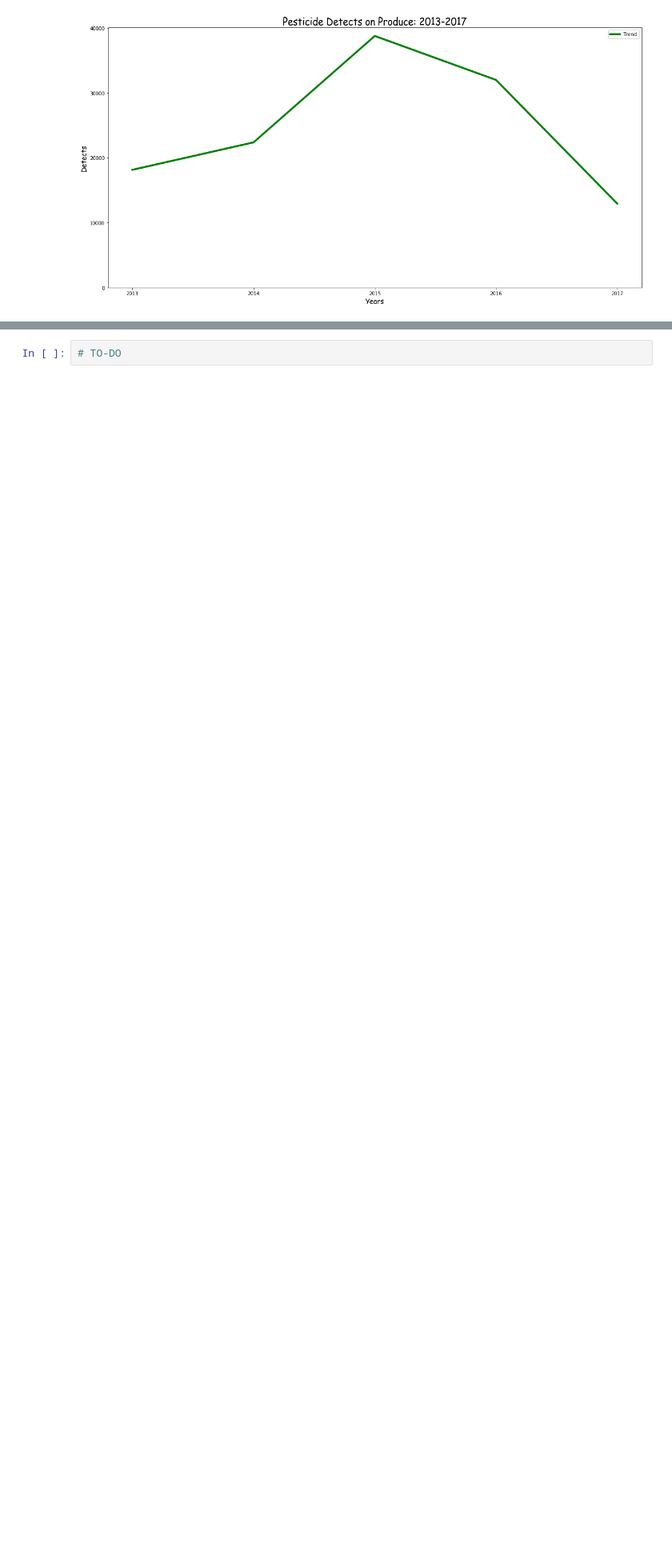
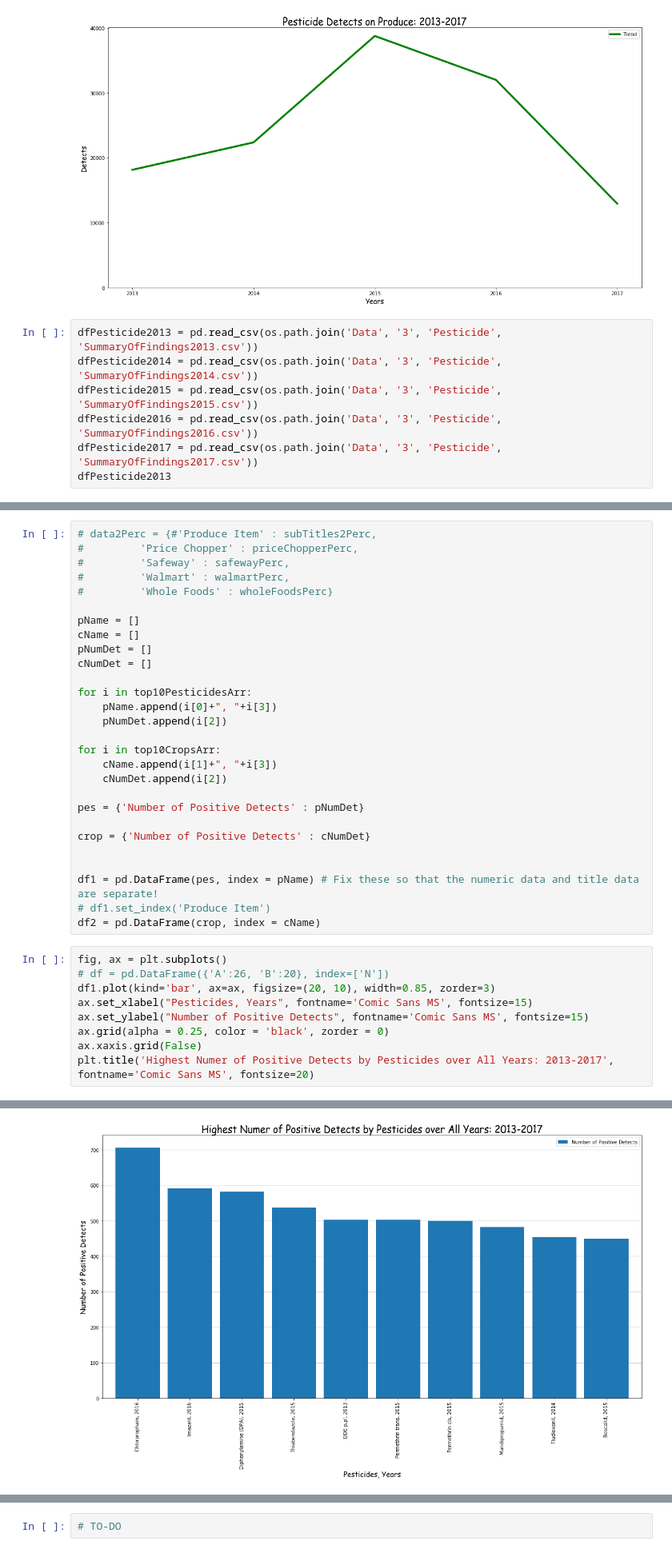
Before and after one commit to alswilli/CMPS-184-Final-Project, a Jupyter notebook: Is Organic Food worth it.ipynb, the cells around one changed output, grey strips where cells are left out. Shown at 80% size. Saved outputs shown, nothing was run; the diff lists cells and outputs as text; blank space fills up the shorter version.

```diff
--- a/Is Organic Food worth it.ipynb
+++ b/Is Organic Food worth it.ipynb
@@ -297,3 +320,10 @@ ax.set_yticklabels(['0', '10000', '20000', '30000', '40000'])
  Text(0, 0, '30000'),
  Text(0, 0, '40000')]
 [figure]
+# %%
+dfPesticide2013 = pd.read_csv(os.path.join('Data', '3', 'Pesticide', 'SummaryOfFindings2013.csv'))
+dfPesticide2014 = pd.read_csv(os.path.join('Data', '3', 'Pesticide', 'SummaryOfFindings2014.csv'))
+dfPesticide2015 = pd.read_csv(os.path.join('Data', '3', 'Pesticide', 'SummaryOfFindings2015.csv'))
+dfPesticide2016 = pd.read_csv(os.path.join('Data', '3', 'Pesticide', 'SummaryOfFindings2016.csv'))
+dfPesticide2017 = pd.read_csv(os.path.join('Data', '3', 'Pesticide', 'SummaryOfFindings2017.csv'))
+dfPesticide2013
@@ -299,0 +463,38 @@ ax.set_yticklabels(['0', '10000', '20000', '30000', '40000'])
+# %%
+# data2Perc = {#'Produce Item' : subTitles2Perc,
+#         'Price Chopper' : priceChopperPerc,
+#         'Safeway' : safewayPerc,
+#         'Walmart' : walmartPerc,
+#         'Whole Foods' : wholeFoodsPerc}
+
+pName = []
+cName = []
+pNumDet = []
+cNumDet = []
+
+for i in top10PesticidesArr:
+    pName.append(i[0]+", "+i[3])
+    pNumDet.append(i[2])
+
+for i in top10CropsArr:
+    cName.append(i[1]+", "+i[3])
+    cNumDet.append(i[2])
+
+pes = {'Number of Positive Detects' : pNumDet}
+
+crop = {'Number of Positive Detects' : cNumDet}
+
+
+df1 = pd.DataFrame(pes, index = pName) # Fix these so that the numeric data and title data are separate!
+# df1.set_index('Produce Item')
+df2 = pd.DataFrame(crop, index = cName)
+# %%
+fig, ax = plt.subplots()
+# df = pd.DataFrame({'A':26, 'B':20}, index=['N'])
+df1.plot(kind='bar', ax=ax, figsize=(20, 10), width=0.85, zorder=3)
+ax.set_xlabel("Pesticides, Years", fontname='Comic Sans MS', fontsize=15)
+ax.set_ylabel("Number of Positive Detects", fontname='Comic Sans MS', fontsize=15)
+ax.grid(alpha = 0.25, color = 'black', zorder = 0)
+ax.xaxis.grid(False)
+plt.title('Highest Numer of Positive Detects by Pesticides over All Years: 2013-2017', fontname='Comic Sans MS', fontsize=20)
+# %% [output]
@@ -299,0 +502 @@ ax.set_yticklabels(['0', '10000', '20000', '30000', '40000'])
+[figure, added]
```
Also changed, not shown: parts of 21 cells of this notebook.
